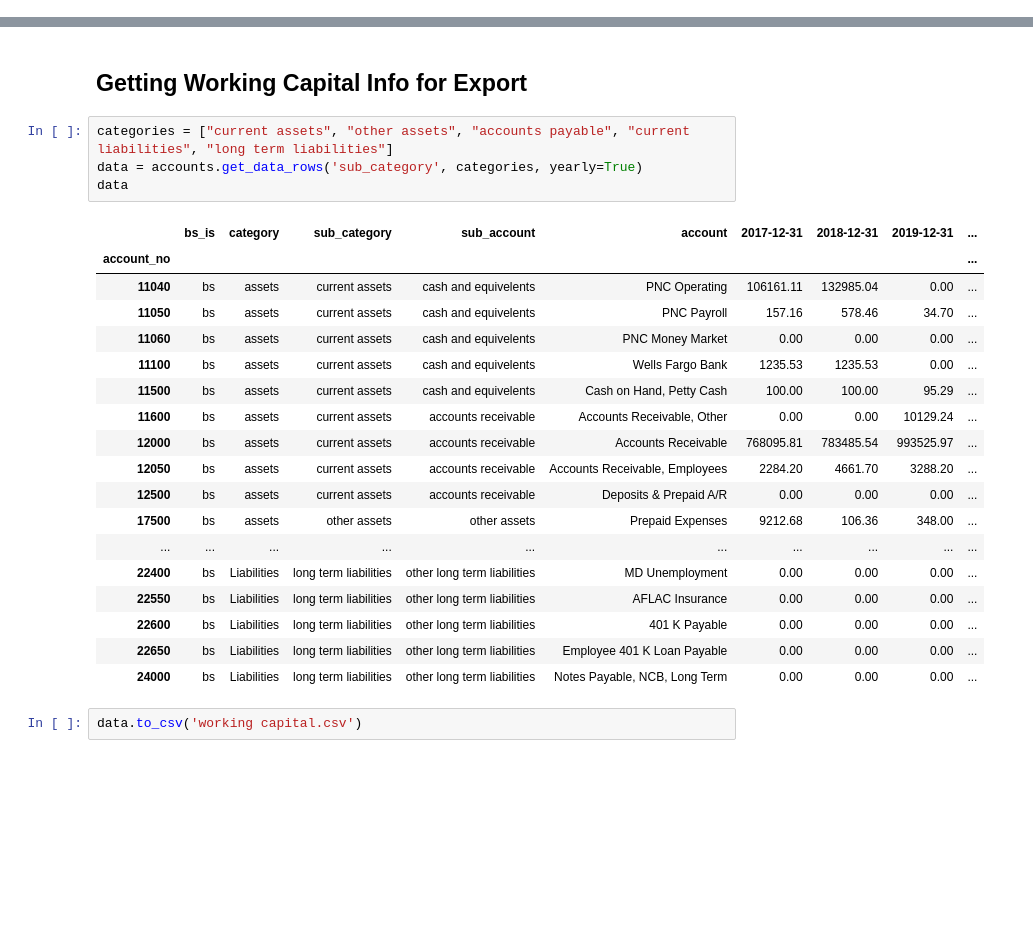
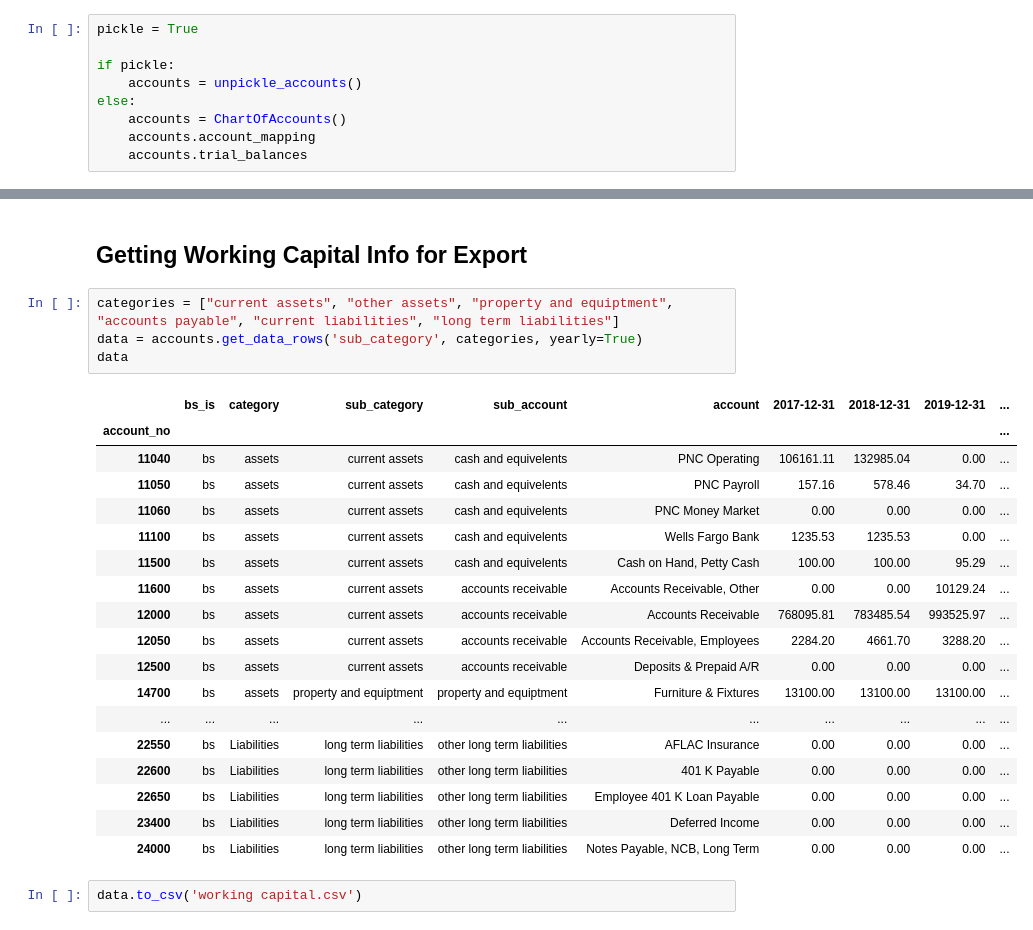
Before and after one commit to jeffwmonroe/Finance-Model, a Jupyter notebook: finance.ipynb, the cells around one changed output, grey strips where cells are left out. Drawn from its saved outputs; the diff is of its cells as text; blank space fills up the shorter version.

```diff
--- a/finance.ipynb
+++ b/finance.ipynb
@@ -14,0 +7,9 @@ Total duration for function <unpickle_accounts> is 0.0007894999871496111
+# %%
+pickle = True
+
+if pickle:
+    accounts = unpickle_accounts()
+else:
+    accounts = ChartOfAccounts()
+    accounts.account_mapping
+    accounts.trial_balances
@@ -46,27 +121,27 @@ working_capital - current_asset_data['cash and equivelents']
 # %% [markdown]
 ## Getting Working Capital Info for Export
 # %%
-categories = ["current assets", "other assets", "accounts payable", "current liabilities", "long term liabilities"]
+categories = ["current assets", "other assets", "property and equiptment", "accounts payable", "current liabilities", "long term liabilities"]
 data = accounts.get_data_rows('sub_category', categories, yearly=True)
 data
 # %% [output]
 |  | bs_is | category | sub_category | sub_account | account | 2017-12-31 | 2018-12-31 | 2019-12-31 | ... |
 | account_no |  |  |  |  |  |  |  |  | ... |
 | 11040 | bs | assets | current assets | cash and equivelents | PNC Operating | 106161.11 | 132985.04 | 0.00 | ... |
 | 11050 | bs | assets | current assets | cash and equivelents | PNC Payroll | 157.16 | 578.46 | 34.70 | ... |
 | 11060 | bs | assets | current assets | cash and equivelents | PNC Money Market | 0.00 | 0.00 | 0.00 | ... |
 | 11100 | bs | assets | current assets | cash and equivelents | Wells Fargo Bank | 1235.53 | 1235.53 | 0.00 | ... |
 | 11500 | bs | assets | current assets | cash and equivelents | Cash on Hand, Petty Cash | 100.00 | 100.00 | 95.29 | ... |
 | 11600 | bs | assets | current assets | accounts receivable | Accounts Receivable, Other | 0.00 | 0.00 | 10129.24 | ... |
 | 12000 | bs | assets | current assets | accounts receivable | Accounts Receivable | 768095.81 | 783485.54 | 993525.97 | ... |
 | 12050 | bs | assets | current assets | accounts receivable | Accounts Receivable, Employees | 2284.20 | 4661.70 | 3288.20 | ... |
 | 12500 | bs | assets | current assets | accounts receivable | Deposits & Prepaid A/R | 0.00 | 0.00 | 0.00 | ... |
-| 17500 | bs | assets | other assets | other assets | Prepaid Expenses | 9212.68 | 106.36 | 348.00 | ... |
+| 14700 | bs | assets | property and equiptment | property and equiptment | Furniture & Fixtures | 13100.00 | 13100.00 | 13100.00 | ... |
 | ... | ... | ... | ... | ... | ... | ... | ... | ... | ... |
-| 22400 | bs | Liabilities | long term liabilities | other long term liabilities | MD Unemployment | 0.00 | 0.00 | 0.00 | ... |
 | 22550 | bs | Liabilities | long term liabilities | other long term liabilities | AFLAC Insurance | 0.00 | 0.00 | 0.00 | ... |
 | 22600 | bs | Liabilities | long term liabilities | other long term liabilities | 401 K Payable | 0.00 | 0.00 | 0.00 | ... |
 | 22650 | bs | Liabilities | long term liabilities | other long term liabilities | Employee 401 K Loan Payable | 0.00 | 0.00 | 0.00 | ... |
+| 23400 | bs | Liabilities | long term liabilities | other long term liabilities | Deferred Income | 0.00 | 0.00 | 0.00 | ... |
 | 24000 | bs | Liabilities | long term liabilities | other long term liabilities | Notes Payable, NCB, Long Term | 0.00 | 0.00 | 0.00 | ... |
 # %%
 data.to_csv('working capital.csv')
```
Also changed, not shown: parts of 14 cells of this notebook, 4 other files.
